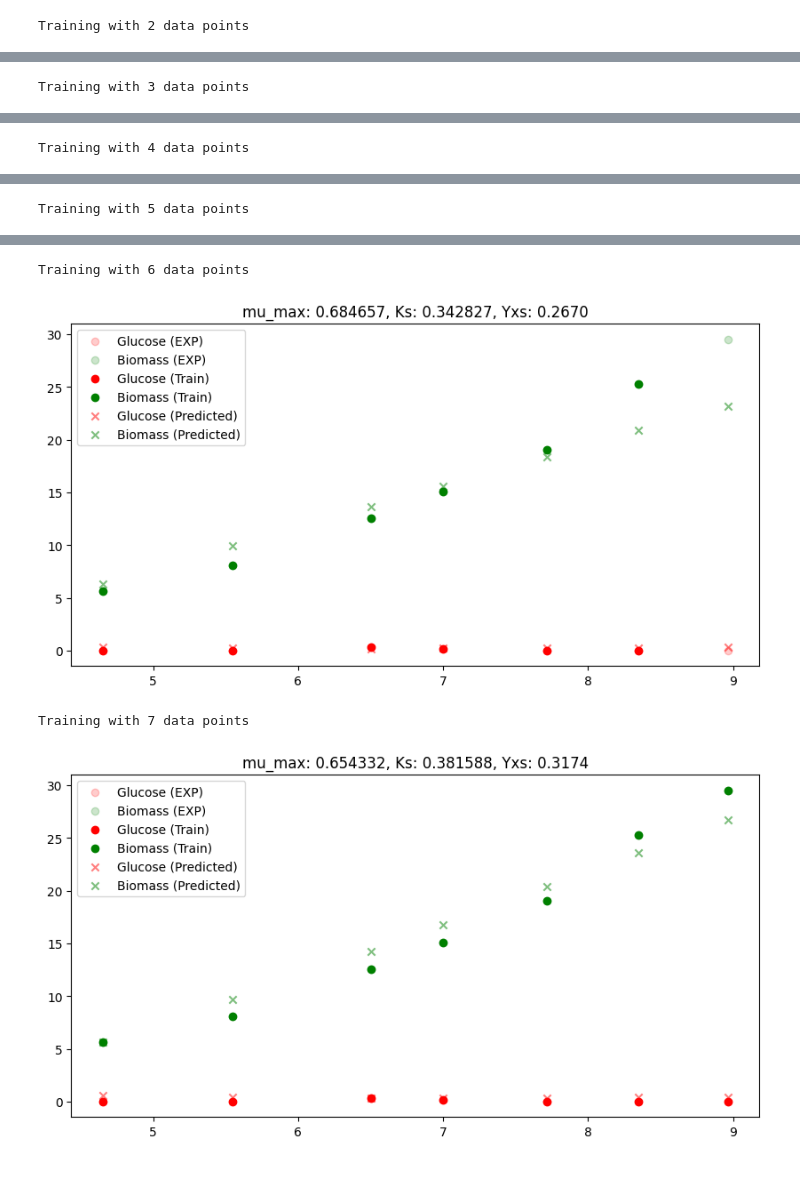
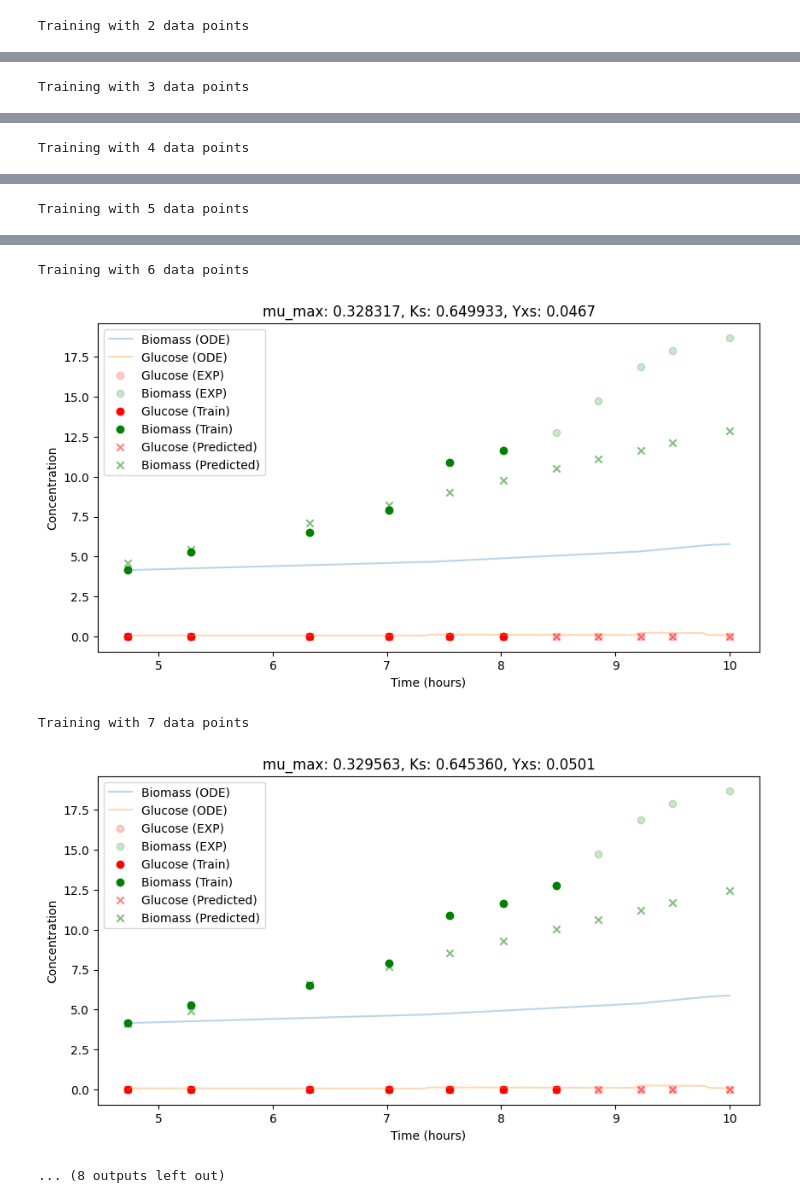
Before and after one commit to costasmexis/dynamic-modeling, a Jupyter notebook: notebooks/fed_batch_main.ipynb, the cells around one changed output, grey strips where cells are left out. Cells and saved outputs as stored; diff of their text form; code cells hidden in the pictures; blank space fills up the shorter version.

Commit message:
Fed batch PINN - OK

```diff
--- a/notebooks/fed_batch_main.ipynb
+++ b/notebooks/fed_batch_main.ipynb
@@ -28,10 +125,11 @@ __Parameter estimation using PINN__
 # %%
-# FILENAME = '../data/data_processed.xlsx'
-# EXPERIMENT = 'BR07'
+FILENAME = '../data/data_processed.xlsx'
+EXPERIMENT = 'BR01'
 
-# df, feeds = get_data_and_feed(FILENAME, EXPERIMENT)
+_df, feeds = get_data_and_feed(FILENAME, EXPERIMENT)
 
-# t_fedbatch = df[df['Process'] == 'FB']['RTime'].min()
-# v_fedbatch = df[df['Process'] == 'FB']['V'].iloc[0]
+# Only FED-BATCH data
+_df = _df[_df['Process'] == 'FB']
+feeds = feeds[feeds['Induction']==0]
 
-# print(f'Dataset shape: {df.shape}')
+print(f'Dataset shape: {_df.shape}')
@@ -154,11 +154,13 @@ for i in range(2, len(_df)+1):
 
     net = PINN(input_dim=1, output_dim=3, t_start=t_start, t_end=t_end)
 
-    net = train(net, t_train, u_train, df, feeds, num_epochs=1000, verbose=False)
+    net = train(net, t_train, u_train, df, feeds, num_epochs=2500, verbose=False)
 
     net_df = get_predictions_df(net, _df)
 
+    sol = simulate(_df, feeds, net.mu_max.item(), net.K_s.item(), net.Y_xs.item(), plot=False)
+
     title = f"mu_max: {net.mu_max.item():4f}, Ks: {net.K_s.item():4f}, Yxs: {net.Y_xs.item():.4f}"
-    plot_simulation(net_df=net_df, train_df=df, full_df=_df, title=title)
+    plot_simulation(sol.t, sol.y, net_df=net_df, train_df=df, full_df=_df, title=title)
 # %% [output]
 Training with 2 data points
@@ -172,4 +174,5 @@ Training with 5 data points
 Training with 6 data points
-[figure, old version]
+[figure, new version]
 Training with 7 data points
-[figure, old version]
+[figure, new version]
+... (8 outputs left out)
```
Also changed, not shown: parts of 7 cells of this notebook.
